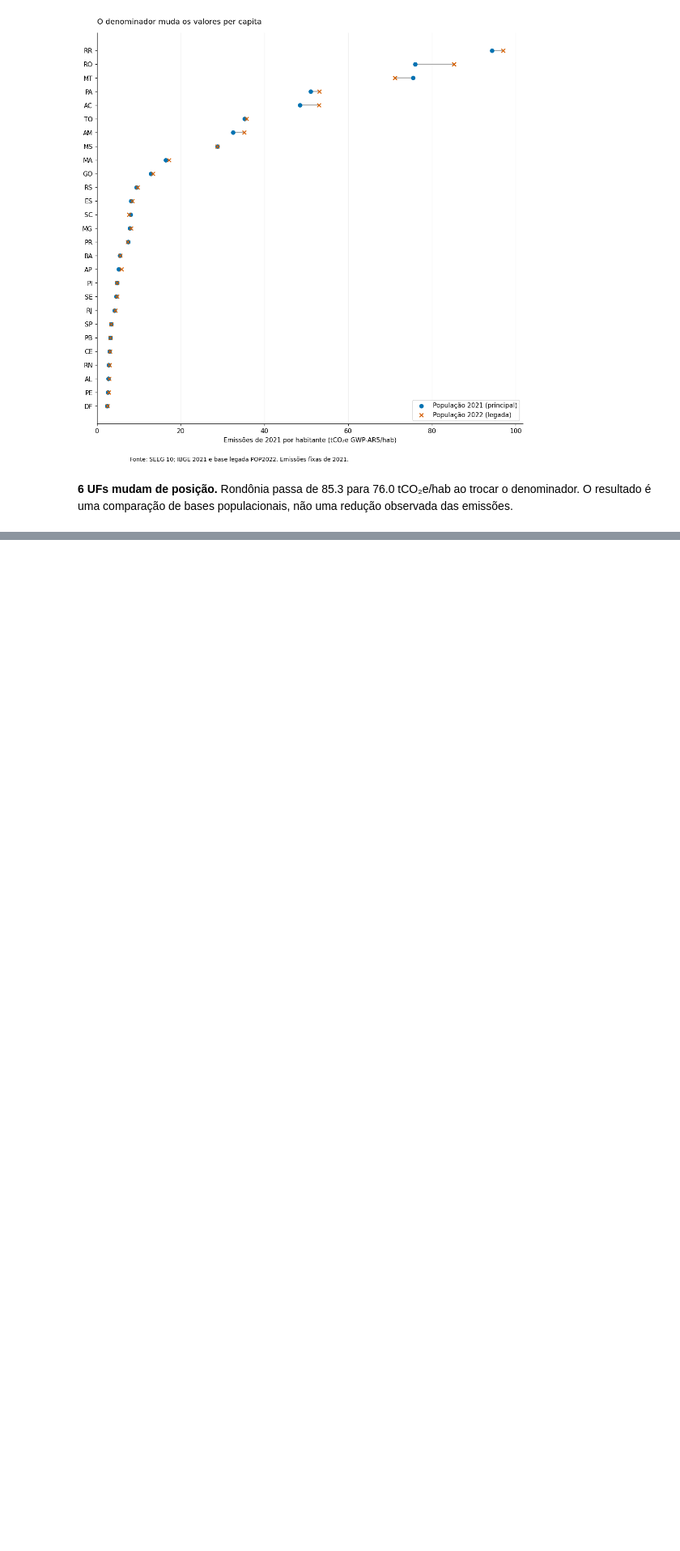
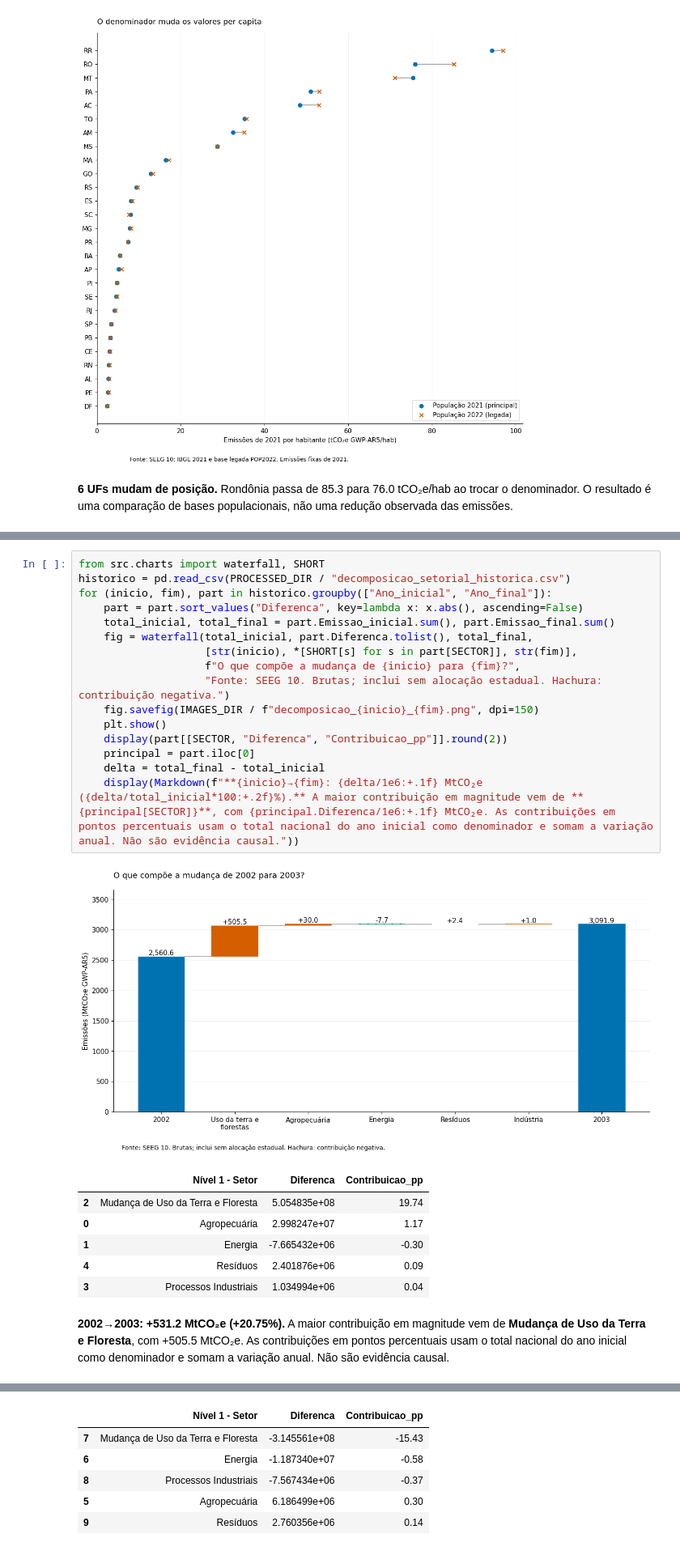
Before and after one commit to GustavoMedeiros601/brazil-ghg-emissions-analysis, a Jupyter notebook: notebook/02_exploratory_analysis.ipynb, the cells around one changed output, grey strips where cells are left out. Shown at 81% size. Saved outputs shown, nothing was run; the diff lists cells and outputs as text; blank space fills up the shorter version.

Commit message:
feat: explain historical changes and state emissions by sector

```diff
--- a/notebook/02_exploratory_analysis.ipynb
+++ b/notebook/02_exploratory_analysis.ipynb
@@ -999,0 +1004,25 @@ display(Markdown(f"**{mudaram} UFs mudam de posição.** Rondônia passa de {ro.
+# %%
+from src.charts import waterfall, SHORT
+historico = pd.read_csv(PROCESSED_DIR / "decomposicao_setorial_historica.csv")
+for (inicio, fim), part in historico.groupby(["Ano_inicial", "Ano_final"]):
+    part = part.sort_values("Diferenca", key=lambda x: x.abs(), ascending=False)
+    total_inicial, total_final = part.Emissao_inicial.sum(), part.Emissao_final.sum()
+    fig = waterfall(total_inicial, part.Diferenca.tolist(), total_final,
+                    [str(inicio), *[SHORT[s] for s in part[SECTOR]], str(fim)],
+                    f"O que compõe a mudança de {inicio} para {fim}?",
+                    "Fonte: SEEG 10. Brutas; inclui sem alocação estadual. Hachura: contribuição negativa.")
+    fig.savefig(IMAGES_DIR / f"decomposicao_{inicio}_{fim}.png", dpi=150)
+    plt.show()
+    display(part[[SECTOR, "Diferenca", "Contribuicao_pp"]].round(2))
+    principal = part.iloc[0]
+    delta = total_final - total_inicial
+    display(Markdown(f"**{inicio}→{fim}: {delta/1e6:+.1f} MtCO₂e ({delta/total_inicial*100:+.2f}%).** A maior contribuição em magnitude vem de **{principal[SECTOR]}**, com {principal.Diferenca/1e6:+.1f} MtCO₂e. As contribuições em pontos percentuais usam o total nacional do ano inicial como denominador e somam a variação anual. Não são evidência causal."))
+# %% [output]
+[figure, added]
+|  | Nível 1 - Setor | Diferenca | Contribuicao_pp |
+| 2 | Mudança de Uso da Terra e Floresta | 5.054835e+08 | 19.74 |
+| 0 | Agropecuária | 2.998247e+07 | 1.17 |
+| 1 | Energia | -7.665432e+06 | -0.30 |
+| 4 | Resíduos | 2.401876e+06 | 0.09 |
+| 3 | Processos Industriais | 1.034994e+06 | 0.04 |
+**2002→2003: +531.2 MtCO₂e (+20.75%).** A maior contribuição em magnitude vem de **Mudança de Uso da Terra e Floresta**, com +505.5 MtCO₂e. As contribuições em pontos percentuais usam o total nacional do ano inicial como denominador e somam a variação anual. Não são evidência causal.
@@ -999,0 +1030,6 @@ display(Markdown(f"**{mudaram} UFs mudam de posição.** Rondônia passa de {ro.
+|  | Nível 1 - Setor | Diferenca | Contribuicao_pp |
+| 7 | Mudança de Uso da Terra e Floresta | -3.145561e+08 | -15.43 |
+| 6 | Energia | -1.187340e+07 | -0.58 |
+| 8 | Processos Industriais | -7.567434e+06 | -0.37 |
+| 5 | Agropecuária | 6.186499e+06 | 0.30 |
+| 9 | Resíduos | 2.760356e+06 | 0.14 |
```
Also changed, not shown: parts of 4 cells of this notebook, 11 other files.
